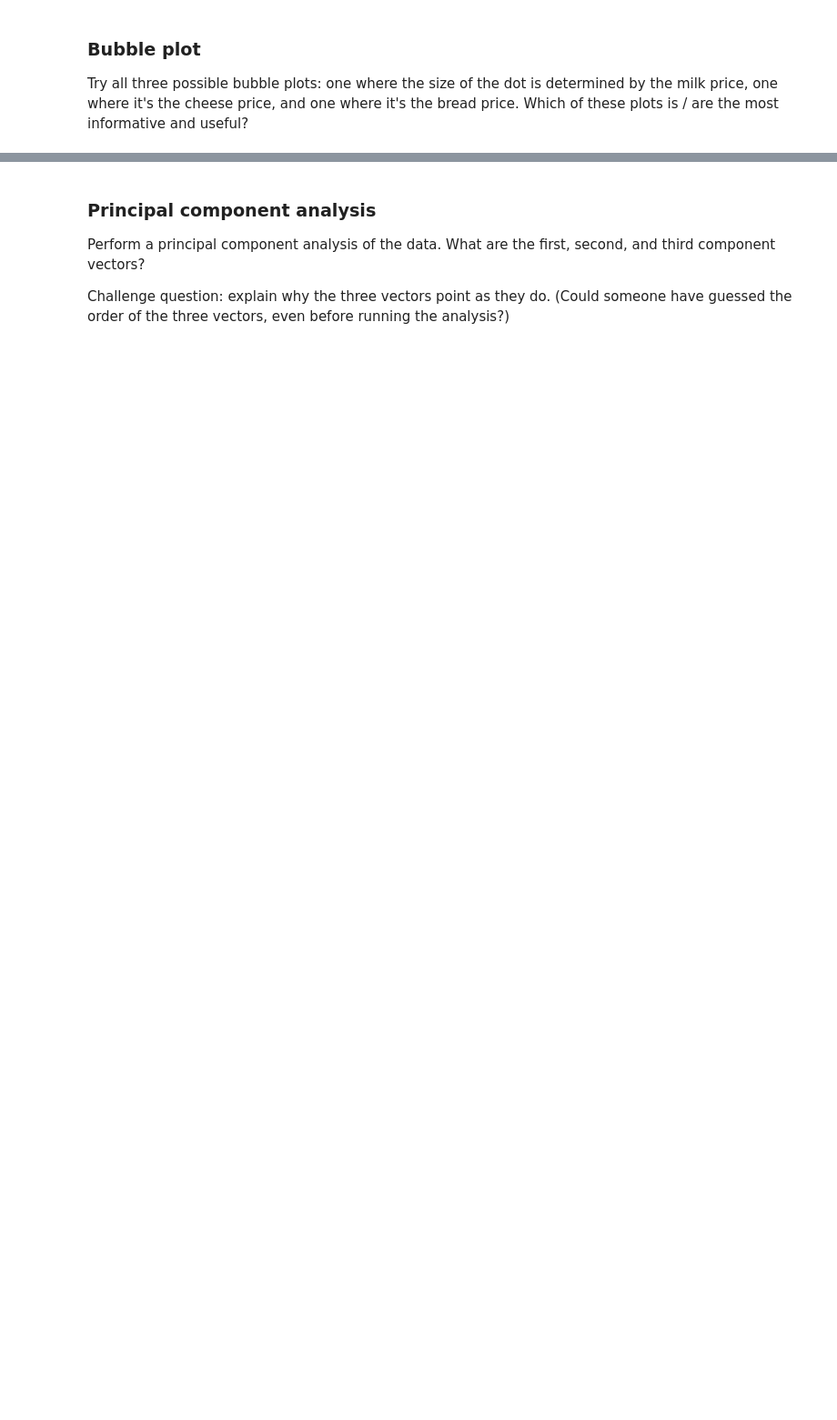
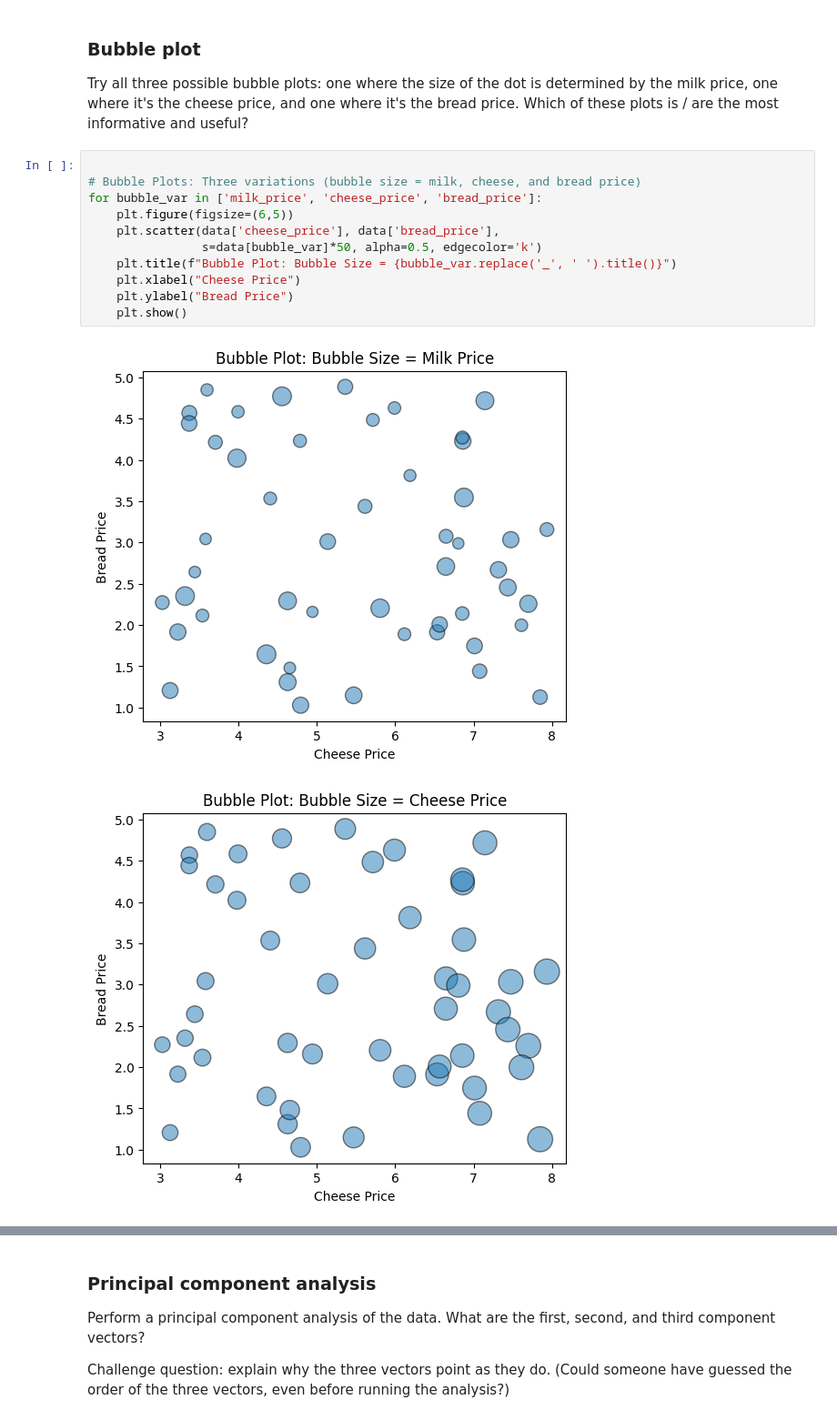
Before and after one commit to nikol-michailos/AIforleaders2, a Jupyter notebook: OMDS-ModB2-Week8-Michailos-Nikol.ipynb, the cells around one changed output, grey strips where cells are left out. Shown: that part at 91% size. Drawn from its saved outputs; the diff is of its cells as text; blank space fills up the shorter version.

```diff
--- a/OMDS-ModB2-Week8-Michailos-Nikol.ipynb
+++ b/OMDS-ModB2-Week8-Michailos-Nikol.ipynb
@@ -230,3 +274,17 @@ Try Googling "how do I change numerical to categorical data" to get advice on th
 ### Bubble plot
 
 Try all three possible bubble plots: one where the size of the dot is determined by the milk price, one where it's the cheese price, and one where it's the bread price.  Which of these plots is / are the most informative and useful?
+# %%
+
+# Bubble Plots: Three variations (bubble size = milk, cheese, and bread price)
+for bubble_var in ['milk_price', 'cheese_price', 'bread_price']:
+    plt.figure(figsize=(6,5))
+    plt.scatter(data['cheese_price'], data['bread_price'],
+                s=data[bubble_var]*50, alpha=0.5, edgecolor='k')
+    plt.title(f"Bubble Plot: Bubble Size = {bubble_var.replace('_', ' ').title()}")
+    plt.xlabel("Cheese Price")
+    plt.ylabel("Bread Price")
+    plt.show()
+# %% [output]
+[figure, added]
+[figure, added]
```
Also changed, not shown: parts of 14 cells of this notebook.
